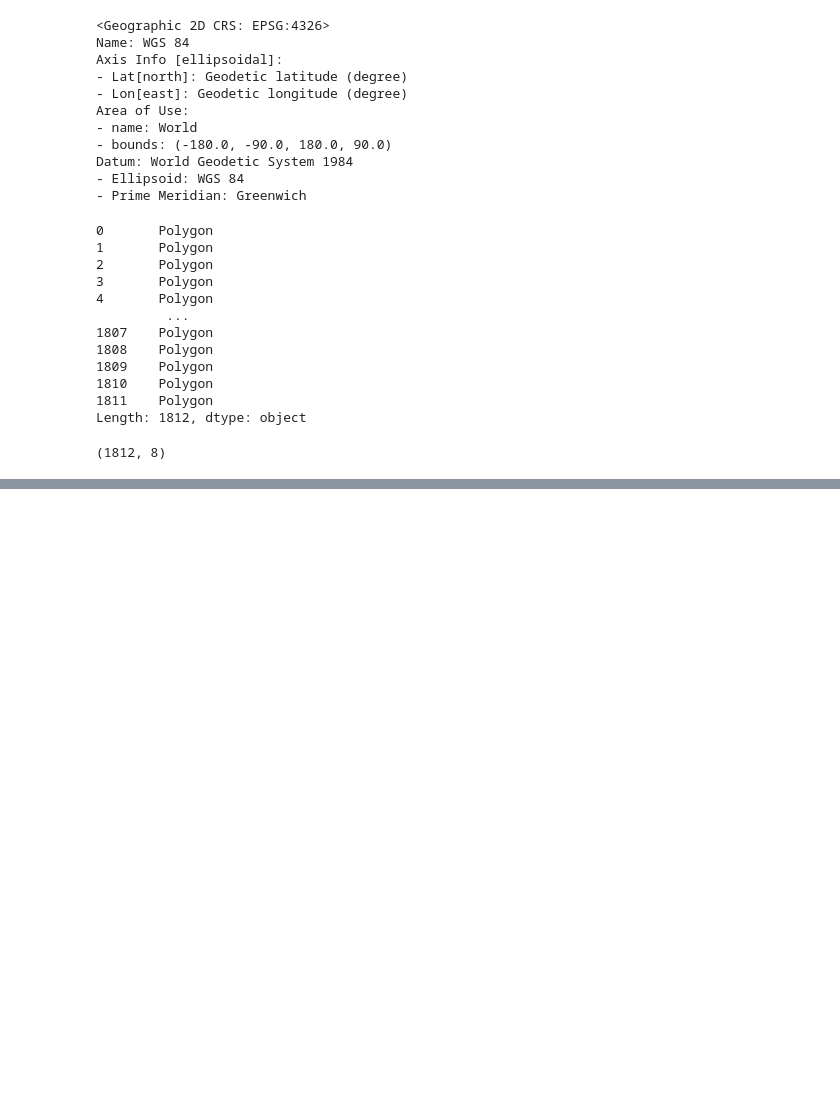
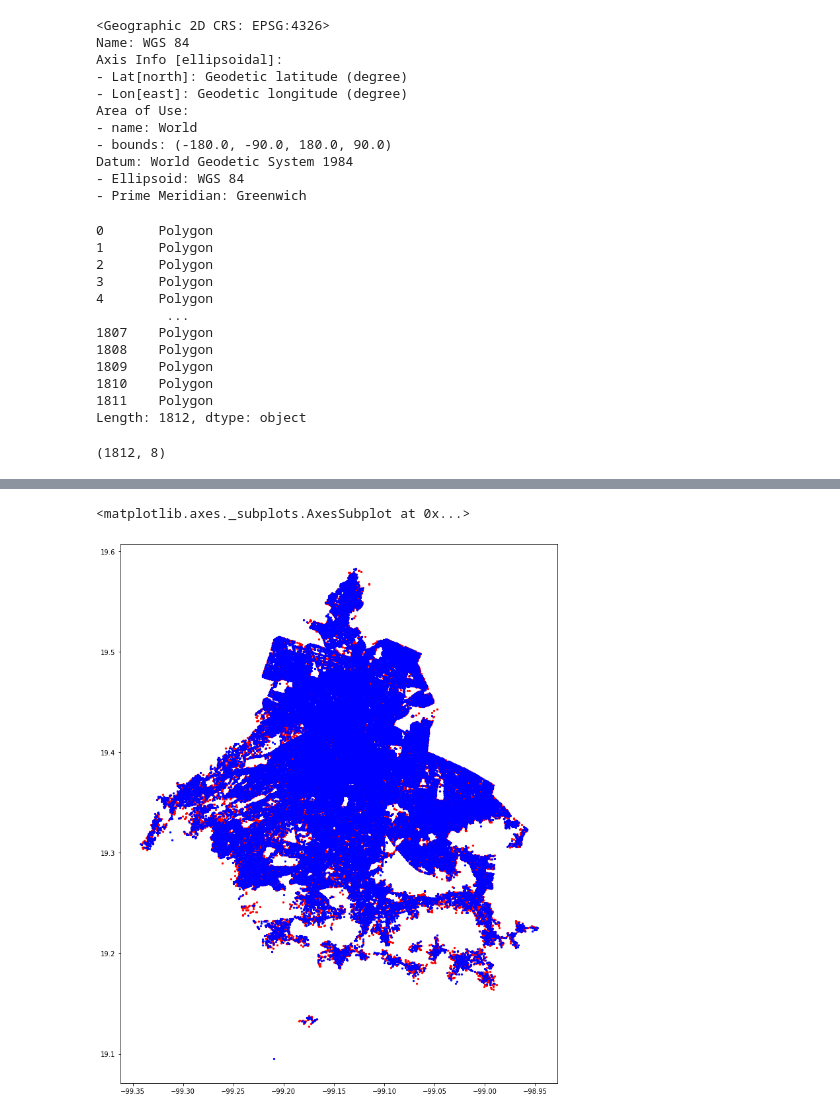
Before and after one commit to prope-2020-gh-classroom/practica-final-por-equipos-verano-2020-itam-patyua, a Jupyter notebook: Mapita.ipynb, the cells around one changed output, grey strips where cells are left out. Cells and saved outputs as stored; diff of their text form; code cells hidden in the pictures; blank space fills up the shorter version.

```diff
--- a/Mapita.ipynb
+++ b/Mapita.ipynb
@@ -108,0 +115,7 @@ colonias.shape
+# %%
+fig, ax = plt.subplots(figsize = (15,15))
+points[points["ao_inicio"]==2019].plot(ax=ax, markersize=5, color="red", marker="o", label="2019")
+points[points["ao_inicio"]==2016].plot(ax=ax, markersize=5, color="blue", marker="o", label="2016")
+# %% [output]
+<matplotlib.axes._subplots.AxesSubplot at 0x...>
+[figure, added]
```
Also changed, not shown: parts of 7 cells of this notebook.
